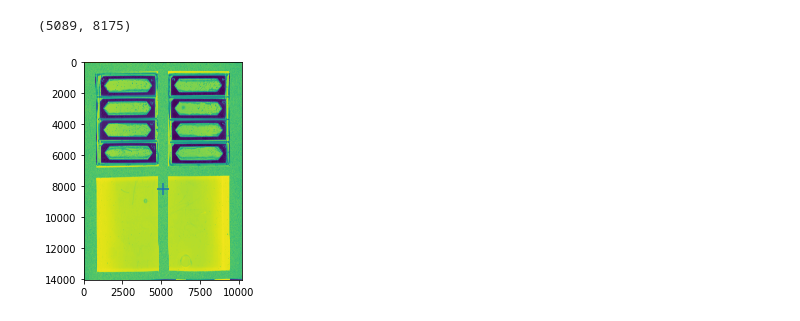
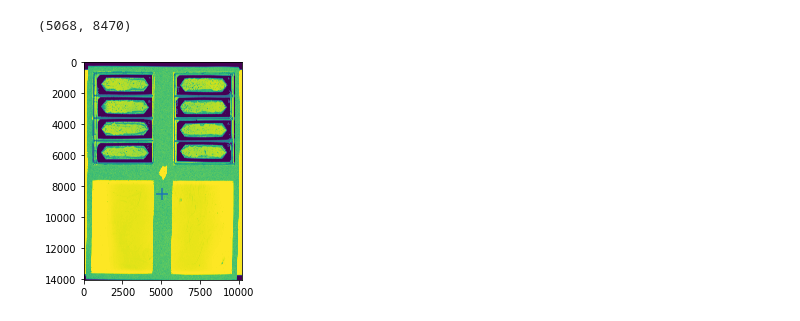
Before and after one commit to Neuroplant-Resources/Neuroplant-OWL, a Jupyter notebook: Hybrid.ipynb, the cells around one changed output. Saved outputs shown, nothing was run; the diff lists cells and outputs as text; code cells hidden in the pictures.

Commit message:
Made adjustments to area filter

```diff
--- a/Hybrid.ipynb
+++ b/Hybrid.ipynb
@@ -45,7 +45,7 @@ def load_image_data(path_img, image_id):
 
     return image
 # %%
-test_image = load_image_data(path_img, 'RIS_200928_001_Post')
+test_image = load_image_data(path_img, 'LRH/LRH_201030_002_POST')
 # %%
 
 label_begin = time.time()
@@ -55,7 +55,7 @@ image_nvrt = np.invert(test_image)
 print('At threshold')
 thresh = filters.threshold_otsu(image_nvrt)
 bw = closing(image_nvrt > thresh, square(10))
-
+print(thresh)
 # remove artifacts connected to image border
 cleared = remove_small_objects(clear_border(bw), 1000000)
 print('Clearing small objects took ', str(int(time.time() - label_begin)), 'seconds.')
@@ -68,14 +68,6 @@ print('Feature finding and labeling took ', str(int(time.time() - label_begin)),
 props = regionprops_table(label_image, properties=('label','centroid', 'bbox', 'area'))
 dff=pd.DataFrame(props)
 
-df_area = dff.sort_values(by=['area'], ascending=False)
-center_mass = (df_area['centroid-1'][0], df_area['centroid-0'][0])
-df_area.to_csv(path_or_buf=path_rslt.joinpath('df_area.csv'))
-
-wells = df_area[(df_area.area>= 2000000) & (df_area.area<=2500000)]
-wells=wells.sort_values(by=['bbox-1'])
-print('Number of wells: ' + str(len(wells)))
-
-wells.reset_index(drop=True, inplace=True)
+df_area = dff.sort_values(by=['area'], ascending=False).reset_index()
 # %% [output]
 At threshold
@@ -274,11 +277,11 @@ imshow(test_image)
 # %%
-center_mass = (df_area['centroid-1'][0], df_area['centroid-0'][0])
+center_mass = (df_area['centroid-1'][1], df_area['centroid-0'][1])
 print(center_mass)
 fig, ax = plt.subplots()
 ax.imshow(image_nvrt)
 # Note the inverted coordinates because plt uses (x, y) while NumPy uses (row, column)
 ax.scatter(center_mass[0], center_mass[1], s=160, c='C0', marker='+')
 plt.show()
 # %% [output]
-(5089, 8175)
+(5068, 8470)
-[figure, old version]
+[figure, new version]
```
Also changed, not shown: parts of 17 cells of this notebook, 8 other files.
